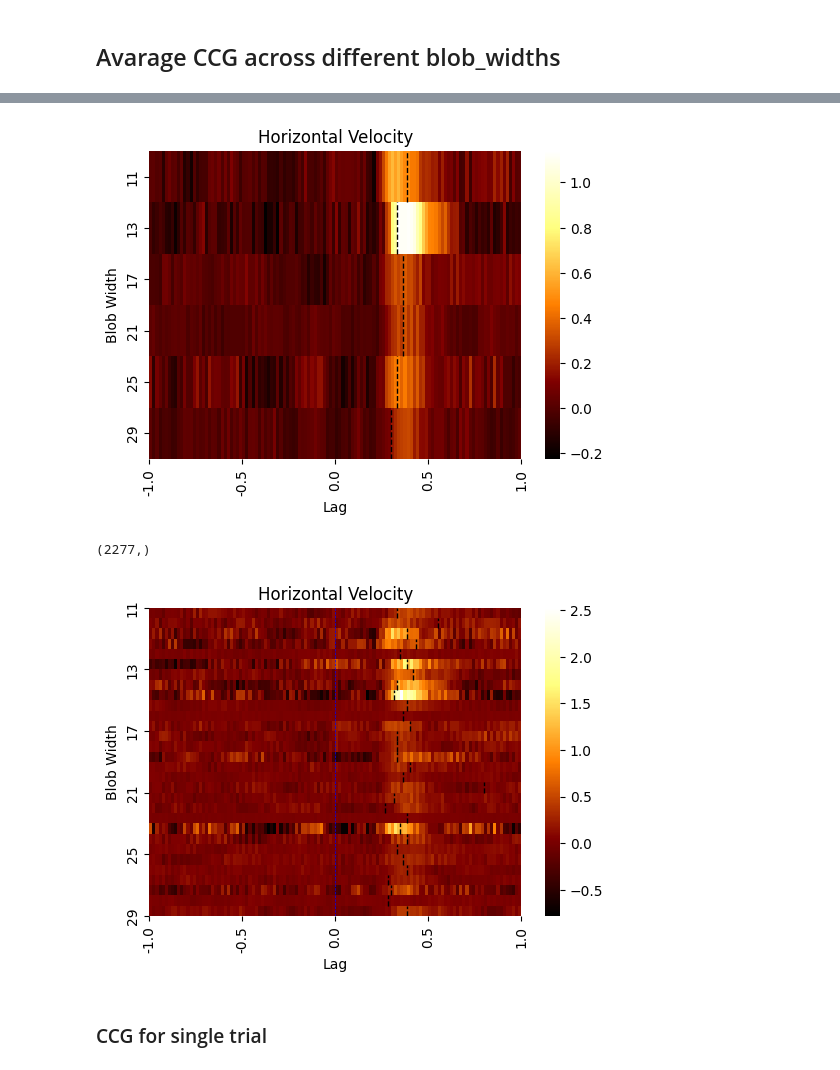
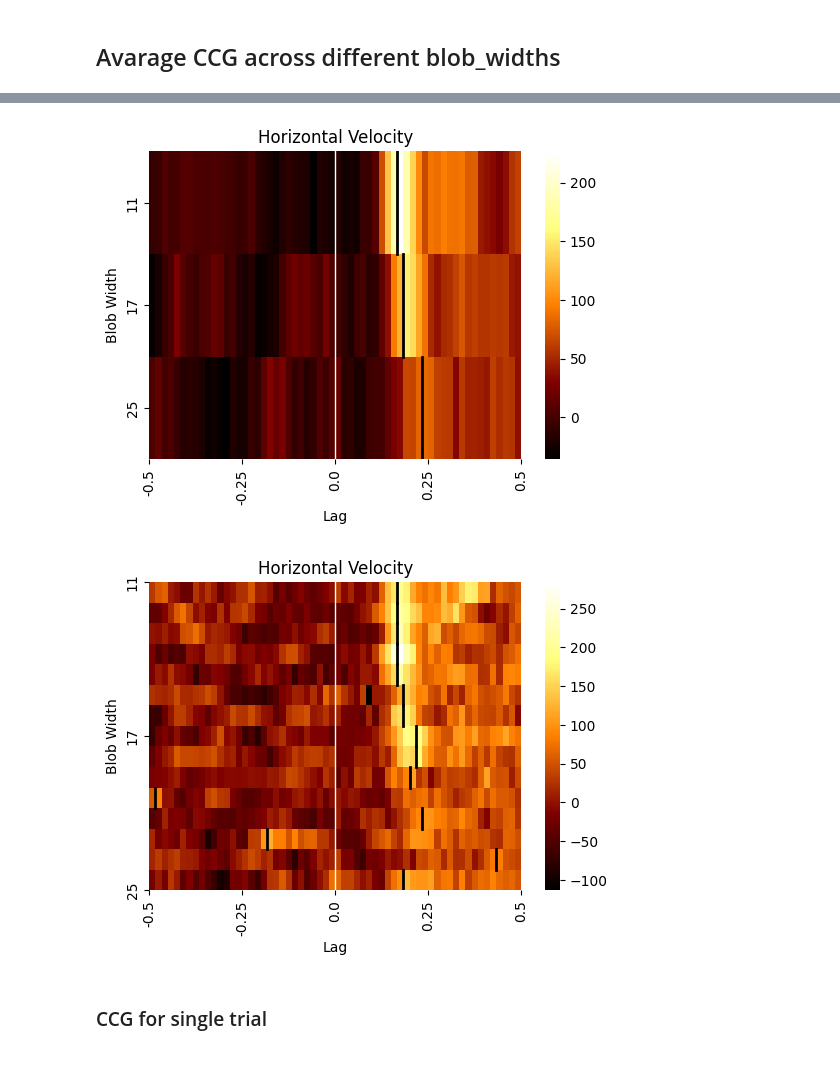
Before and after one commit to omeryildiran/Guido-Pascal-Omer-continuous-psychophysics, a Jupyter notebook: analysis_primier.ipynb, the cells around one changed output, grey strips where cells are left out. Cells and saved outputs as stored; diff of their text form; code cells hidden in the pictures.

```diff
--- a/analysis_primier.ipynb
+++ b/analysis_primier.ipynb
@@ -28,7 +26,11 @@ mat_contents = sio.loadmat(latest_file)
 
 ## Or load a specific file
 #mat_contents = sio.loadmat('data/omer_Pilot_continous_psych_2023-09-26_00h46.01.195.mat')
-mat_contents=sio.loadmat('data/092708_continous_psych_2023-10-13_13h45.08.071.mat')
+#mat_contents=sio.loadmat('data/092708_continous_psych_2023-10-13_13h45.08.071.mat') # this is working with 30 trials
+#mat_contents=sio.loadmat('data/363355_continous_psych_2024-02-27_23h43.40.267.mat')
+#mat_contents=sio.loadmat('data/341384_c#ontinous_psych_2024-03-07_13h57.54.306.mat')
+mat_contents=sio.loadmat('data/180076_continous_psych_2024-03-08_10h28.12.835.mat') # without feedback
+#mat_contents=sio.loadmat('data/054662_continous_psych_2024-03-08_10h19.38.383.mat') # with feedback 11 17 25
 #mat_contents=sio.loadmat('data/bonnen_data.mat')
 
 mat_contents.keys()
@@ -43,9 +45,11 @@ response=mat_contents['mouse_x'] # y position of participant's mouse movement fo
 # blob_x_velocity=np.diff(blob_x)
 # blob_y_velocity=np.diff(blob_y)
 # mouse_x_velocity=np.diff(mouse_x)
-# mouse_y_velocity=np.diff(mouse_y)e
+# mouse_y_velocity=np.diff(mouse_y)
 nTrial=len(sigma.flatten())
 nTrialPerBlock=5
 nSigma=(nTrial-1)//nTrialPerBlock+1
 nTrialPerSigma=nTrial//nSigma
 blob_widths=[11,13,17,21,25,29]
+nTrialPerSigma=nTrial//nSigma
+nTrialPerSigma
@@ -84,17 +125,24 @@ tmp_trial=trialDictSorted[0][1]
 # Cross Correlogram
 # %%
 sigma_dict={11:0,13:1,17:2,21:3,25:4,29:5}
-selected_sigma=29
+sigma_dict={11:0,17:1,25:2}
+selected_sigma=11
 selected_sigma_ind=sigma_dict[selected_sigma]
 
-tmp_trial=trialDictSorted[selected_sigma_ind*nTrialPerBlock+1][1]
+tmp_trial=trialDictSorted[selected_sigma_ind*nTrialPerBlock][1]
 
 # Normalize the signals
 def min_max_normalizer(x):
     return ((x-x.min())/(x.max()-x.min()))*2-1
-X=min_max_normalizer(tmp_trial['target'])
-Y=min_max_normalizer(tmp_trial['response'])
-ccg=  np.correlate(np.diff(X), np.diff(Y), 'full')
+X=tmp_trial['response'] # bonnen data
+#Y=tmp_trial['blob_x']
+Y=tmp_trial['target'] # bonnen data
+respVel=np.diff(X)
+targVel=np.diff(Y)
+# iinstad of normalizing take zscore
+targVel=(targVel-np.mean(targVel))/np.std(targVel)
+respVel= (respVel-np.mean(respVel))/np.std(respVel)
+ccg=  np.correlate(targVel, respVel, 'full')
 lag_range = 90
 mid_point = len(ccg) // 2
 ccg_range = ccg[mid_point - lag_range : mid_point+1 + lag_range]
@@ -123,30 +167,32 @@ nTrialPerBlock
 # %%
 # avarage cross correlation for trials with the same sigma value
 blob_widths=[11,13,17,21,25,29]
+blob_widths=[11,17,25]
+#blob_widths=blob_widths.sort(reverse=True)#(blob_widths,reverse=True)
 mean_ccgs=[]
 ccg_blob_mean=[]
 ccg_single_blob=[]
 ccg_single_trials=[]
 frameRate=60
-lag_time=1 # seconds
+lag_time=0.5 # seconds
 lag_range = int(lag_time*frameRate)
 len_trial=len(trialDictSorted[0][1]['target'])
 mid_trial=int(len_trial/2)
 for blob_width in range(len(blob_widths)):
     ccg_single_blobs=[]
+    # ccg for each trial of same blob width
     for i in range(nTrialPerSigma):
         tmp_trial=trialDictSorted[i+blob_width*nTrialPerSigma][1]
         #X=tmp_trial['mouse_x']
         X=tmp_trial['response'] # bonnen data
         #Y=tmp_trial['blob_x']
         Y=tmp_trial['target'] # bonnen data
-        #X=(X-np.min(X))/(np.max(X)-np.min(X))*2-1        # normalize X
+        X=np.diff(X)
+        Y=np.diff(Y)
         # iinstad of normalizing take zscore
         X=(X-np.mean(X))/np.std(X)
-
-        #Y=(Y-np.min(Y))/(np.max(Y)-np.min(Y))*2-1        # normalize Y
         Y= (Y-np.mean(Y))/np.std(Y)
-        ccg_single_trial= np.correlate(np.diff(X), np.diff(Y), 'full')
+        ccg_single_trial= np.correlate(X, Y, 'full')
         #ccg_single_trial = np.correlate(X, Y, 'full') # bonnen data
         ccg_single_trials.append(ccg_single_trial)
         #ccg_single_trial = ccg_single_trial[len_trial - lag_range : len_trial + lag_range]
@@ -158,39 +204,36 @@ for blob_width in range(len(blob_widths)):
 ccg_blob_mean=np.array(ccg_blob_mean)
 ccg_blob_mean_trimmed = ccg_blob_mean[:, len_trial - lag_range : len_trial + lag_range]
 # trim single ccgs for each blob width
 ccg_single_blob=np.array(ccg_single_blob)
 ccg_single_blob_trimmed = ccg_single_blob[:, :, len_trial - lag_range: len_trial + lag_range]
 # trim single ccgs for each trial
 ccg_single_trials=np.array(ccg_single_trials)
 ccg_single_trials_trimmed = ccg_single_trials[:, len_trial - lag_range: len_trial + lag_range]
 
 # create heatmap for mean of cross correlation for trials with the same sigma value
 plt.figure(figsize=(6, 4))
 sns.heatmap(ccg_blob_mean_trimmed, cmap='afmhot',yticklabels=blob_widths)
 
 # set x axis ticks from -120 to 120 with ticks at every 20 units
 x=np.linspace(0, frameRate*lag_time*2, 5)
 labels=np.linspace(-lag_time, lag_time, len(x))
 plt.xticks(x, labels, rotation='vertical')
 #plt.imshow(ccg_blob_mean, cmap='afmhot', aspect='auto', yticklabels=blob_widths)
 plt.title('Horizontal Velocity')
 plt.xlabel('Lag')
 plt.ylabel('Blob Width')
+plt.axvline(x=lag_range,color='white',linestyle='-',linewidth=1)
 
 # Find lag indices of peaks in each row
 peak_indices = np.argmax(ccg_blob_mean_trimmed, axis=1)
 # Trace peak for each blob width
 # Add peak lines to the heatmap
 for i, peak_index in enumerate(peak_indices):
-    plt.axvline(x=peak_index, color='black', linestyle='--', linewidth=1, ymin=i/len(blob_widths), ymax=(i+1)/len(blob_widths))
+    plt.axvline(x=peak_index, color='black', linestyle='-', linewidth=2, ymin=1-(i/len(blob_widths)), ymax=1-((i+1)/len(blob_widths)))
 plt.show()
 #plt.colorbar()
 # %% [output]
-[figure, old version]
+[figure, new version]
-# %%
-ccg_single_blob[1][1].shape
-# %% [output]
-(2277,)
 # %%
 # create heatmap for mean of cross correlation for trials with the same sigma value
 plt.figure(figsize=(6, 4))
@@ -200,10 +243,10 @@ x=np.linspace(0, frameRate*lag_time*2, 5)
 labels=np.linspace(-lag_time, lag_time, len(x))
 plt.xticks(x, labels, rotation='vertical')
 ## set y axis ticks based on blob widths so that each 5 rows are for the same blob width
-yticks=np.linspace(0, len(ccg_single_trials_trimmed), 6)
+yticks=np.linspace(0, len(ccg_single_trials_trimmed), len(blob_widths))
 yticklabels=blob_widths
 plt.yticks(yticks, yticklabels)
-plt.axvline(x=lag_range,color='blue',linestyle='--',linewidth=0.5)
+plt.axvline(x=lag_range,color='white',linestyle='-',linewidth=1)
 
 plt.title('Horizontal Velocity')
 plt.xlabel('Lag')
@@ -214,10 +257,10 @@ plt.ylabel('Blob Width')
 peak_indices = np.argmax(ccg_single_trials_trimmed, axis=1)# Find lag indices of peaks in each row
 # Add peak lines to the heatmap
 for i, peak_index in enumerate(peak_indices):
-    plt.axvline(x=peak_index, color='black', linestyle='--', linewidth=1, ymin=i/nTrial, ymax=(i+1)/nTrial)
+    plt.axvline(x=peak_index, color='black', linestyle='-', linewidth=2, ymin=1-(i+1)/nTrial, ymax=1-(i)/nTrial)
 plt.show()
 # %% [output]
-[figure, old version]
+[figure, new version]
 # %% [markdown]
 ### CCG for single trial
 # %%
```
Also changed, not shown: parts of 16 cells of this notebook, 1 other file.
